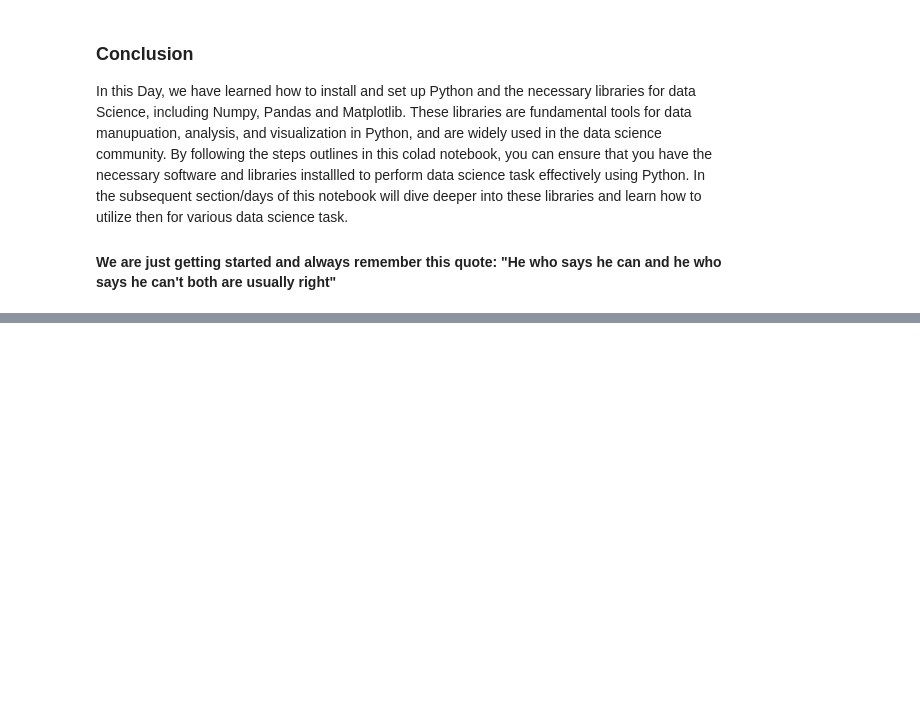
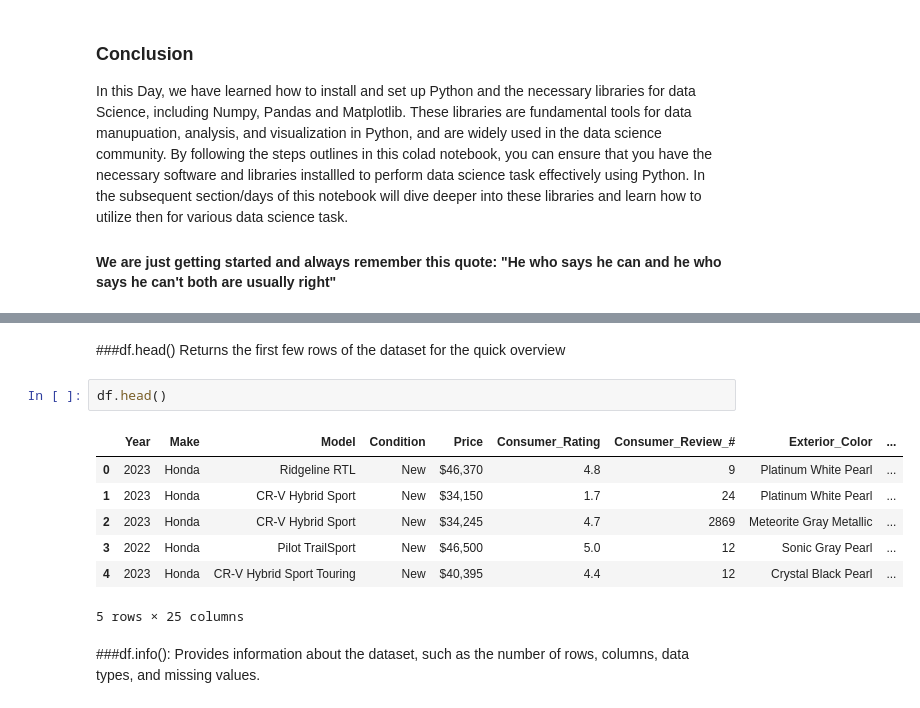
Before and after one commit to chaidosa/100-days-of-DS, a Jupyter notebook: Day_1_to_5.ipynb, the cells around one changed output, grey strips where cells are left out. Drawn from its saved outputs; the diff is of its cells as text; blank space fills up the shorter version.

```diff
--- a/Day_1_to_5.ipynb
+++ b/Day_1_to_5.ipynb
@@ -75,0 +64,16 @@ In this Day, we have learned how to install and set up Python and the necessary
+# %% [markdown]
+###df.head()
+Returns the first few rows of the dataset for the quick overview
+# %%
+df.head()
+# %% [output]
+|  | Year | Make | Model | Condition | Price | Consumer_Rating | Consumer_Review_# | Exterior_Color | ... |
+| 0 | 2023 | Honda | Ridgeline RTL | New | $46,370 | 4.8 | 9 | Platinum White Pearl | ... |
+| 1 | 2023 | Honda | CR-V Hybrid Sport | New | $34,150 | 1.7 | 24 | Platinum White Pearl | ... |
+| 2 | 2023 | Honda | CR-V Hybrid Sport | New | $34,245 | 4.7 | 2869 | Meteorite Gray Metallic | ... |
+| 3 | 2022 | Honda | Pilot TrailSport | New | $46,500 | 5.0 | 12 | Sonic Gray Pearl | ... |
+| 4 | 2023 | Honda | CR-V Hybrid Sport Touring | New | $40,395 | 4.4 | 12 | Crystal Black Pearl | ... |
+5 rows × 25 columns
+# %% [markdown]
+###df.info():
+Provides information about the dataset, such as the number of rows, columns, data types, and missing values.
```
Also changed, not shown: parts of 17 cells of this notebook.
